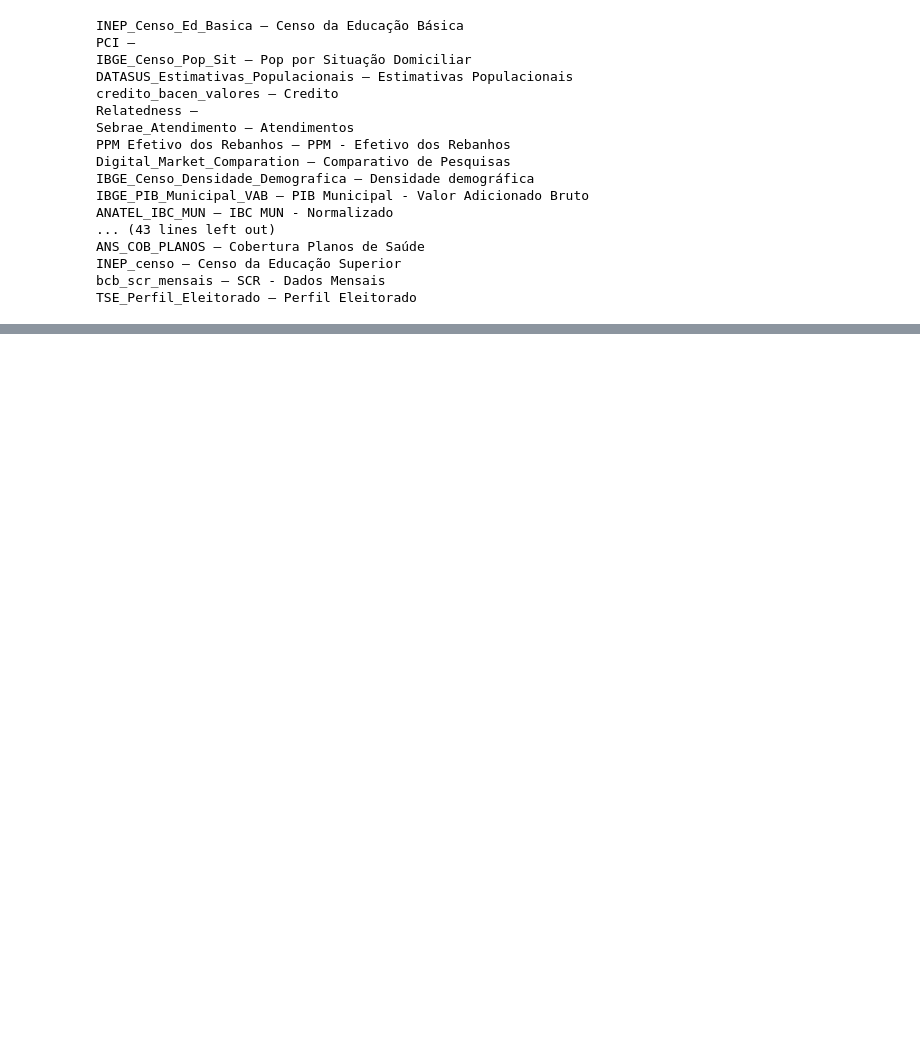
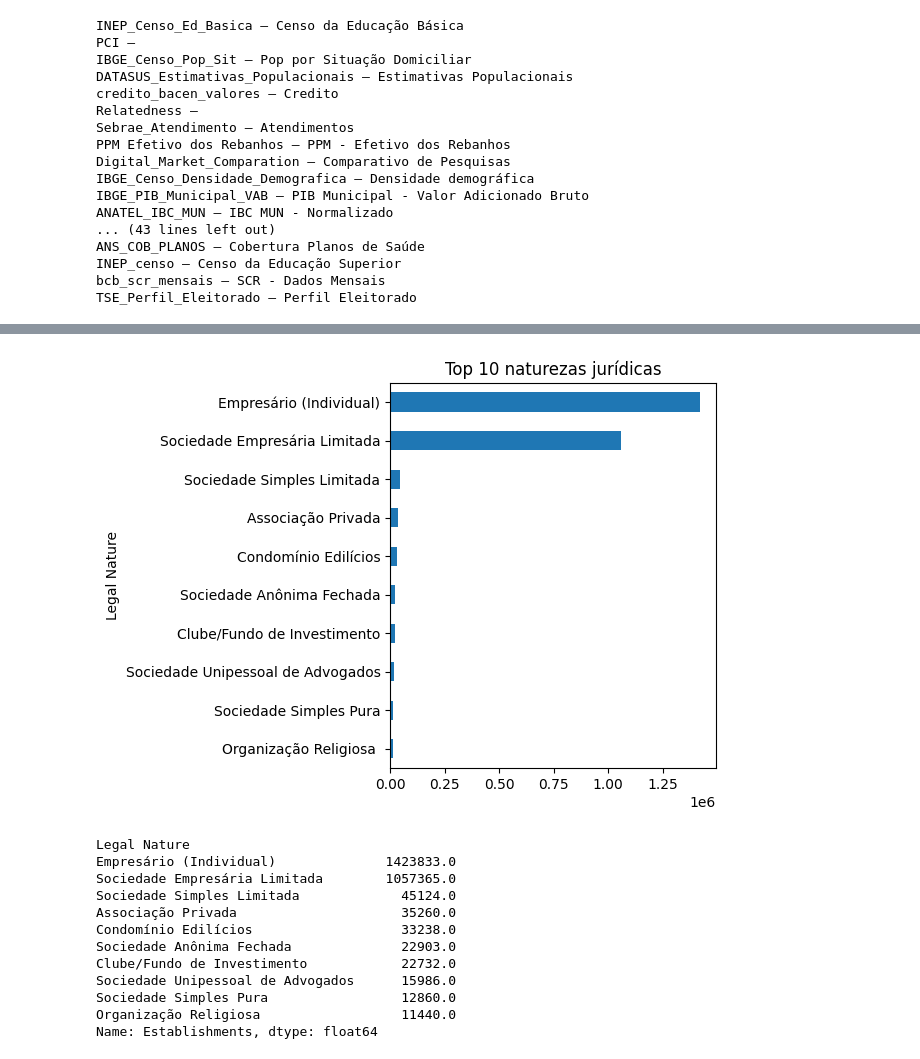
Before and after one commit to Pennini/TCC, a Jupyter notebook: notebooks/3. Dados Sebrae.ipynb, the cells around one changed output, grey strips where cells are left out. Saved outputs shown, nothing was run; the diff lists cells and outputs as text; code cells hidden in the pictures; blank space fills up the shorter version.

```diff
--- a/notebooks/3. Dados Sebrae.ipynb
+++ b/notebooks/3. Dados Sebrae.ipynb
@@ -81,0 +153,20 @@ with open("../data/raw/sebrae.json", "w", encoding="utf-8") as f:
+# %%
+nat = sebrae.to_df(raw, "RF__Establishments__Legal Nature")
+top = nat.groupby("Legal Nature")["Establishments"].sum().nlargest(10)
+ax = top.sort_values().plot.barh(title="Top 10 naturezas jurídicas")
+plt.tight_layout(); plt.show()
+top
+# %% [output]
+[figure, added]
+Legal Nature
+Empresário (Individual)              1423833.0
+Sociedade Empresária Limitada        1057365.0
+Sociedade Simples Limitada             45124.0
+Associação Privada                     35260.0
+Condomínio Edilícios                   33238.0
+Sociedade Anônima Fechada              22903.0
+Clube/Fundo de Investimento            22732.0
+Sociedade Unipessoal de Advogados      15986.0
+Sociedade Simples Pura                 12860.0
+Organização Religiosa                  11440.0
+Name: Establishments, dtype: float64
```
Also changed, not shown: parts of 15 cells of this notebook.
